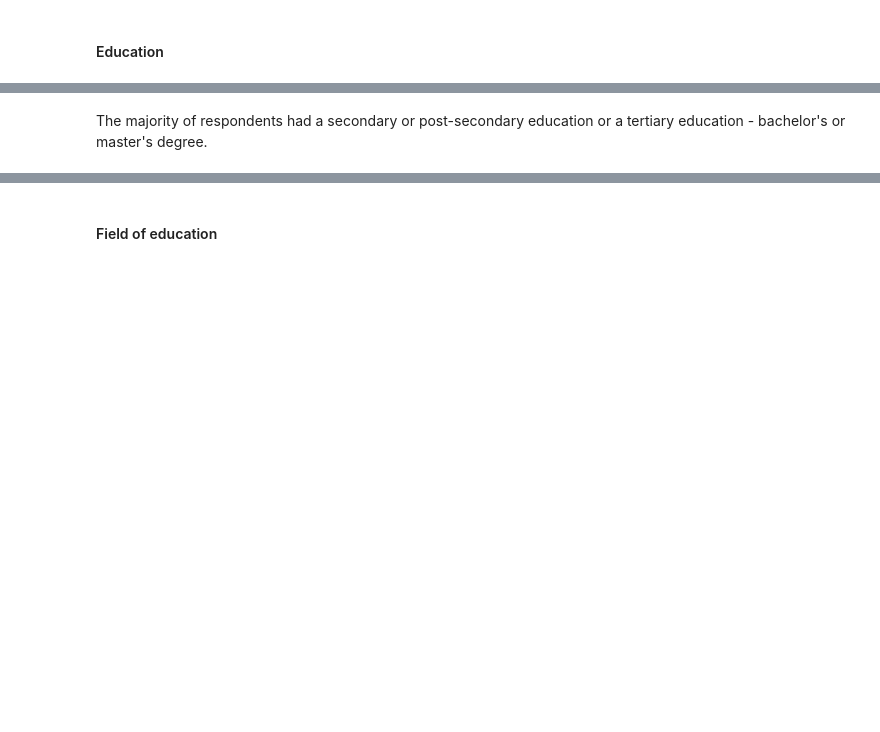
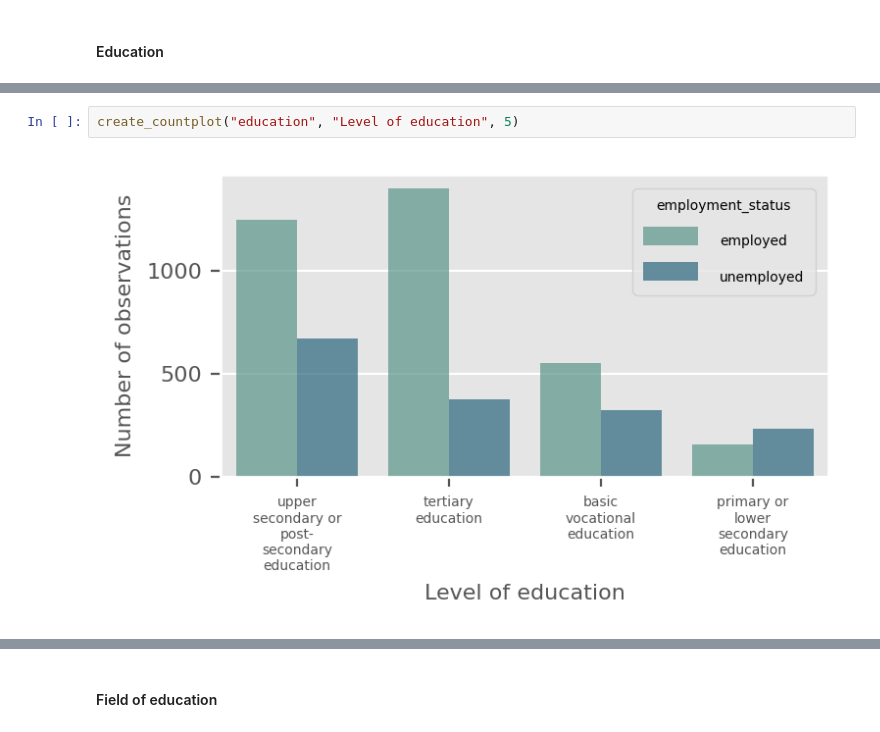
Before and after one commit to nataliagraczyk/bigfive-project, a Jupyter notebook: main.ipynb, the cells around one changed output, grey strips where cells are left out. Cells and saved outputs as stored; diff of their text form; blank space fills up the shorter version.

```diff
--- a/main.ipynb
+++ b/main.ipynb
@@ -229,2 +224,4 @@ plt.show()
-# %% [markdown]
-The majority of respondents had a secondary or post-secondary education or a tertiary education - bachelor's or master's degree.
+# %%
+create_countplot("education", "Level of education", 5)
+# %% [output]
+[figure, added]
```
Also changed, not shown: parts of 21 cells of this notebook.
